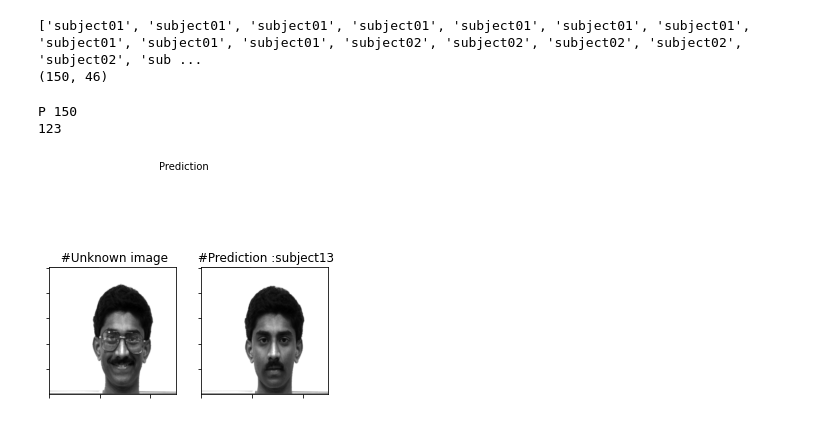
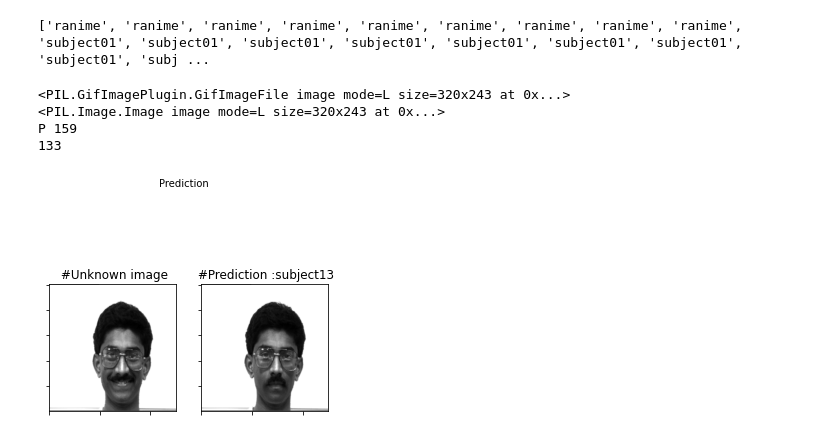
Before and after one commit to monicaE16/Attendance-System-using-Face-Recognition, a Jupyter notebook: Eigen Faces.ipynb, the cells around one changed output. Drawn from its saved outputs; the diff is of its cells as text; code cells hidden in the pictures.

```diff
--- a/Eigen Faces.ipynb
+++ b/Eigen Faces.ipynb
@@ -80,10 +80,9 @@ X_rows = as_row_matrix(X)
 [eigenvalues, eigenvectors, mu] = pca (as_row_matrix(X), y, 15)
 
 projections = np.dot (X_rows - mu , eigenvectors)
-print(P.shape)
+#print(P.shape)
 # %% [output]
-['subject01', 'subject01', 'subject01', 'subject01', 'subject01', 'subject01', 'subject01', 'subject01', 'subject01', 'subject01', 'subject02', 'subject02', 'subject02', 'subject02', 'subject02', 'sub ...
-(150, 46)
+['ranime', 'ranime', 'ranime', 'ranime', 'ranime', 'ranime', 'ranime', 'ranime', 'ranime', 'subject01', 'subject01', 'subject01', 'subject01', 'subject01', 'subject01', 'subject01', 'subject01', 'subj ...
 # %%
 def dist_metric(p,q):
     p = np.asarray(p).flatten()
@@ -93,7 +92,7 @@ def dist_metric(p,q):
 def predict (W, mu , projections, y, X):
     minDist = float("inf")
     minClass = -1
-    Q = np.dot (X.reshape (1 , -1) - mu , eigenvectors)
+    Q = np.dot (X.reshape (1 , -1) - mu , W)
     print("P",len(projections))
     for i in range (len(projections)):
         dist = dist_metric( projections[i], Q)
@@ -121,16 +120,20 @@ def subplot ( title , images , rows , cols , sptitle ="", sptitles =[] , colorma
         fig.savefig( filename )
 # %%
 image = Image.open("test/subject13.happy")
+print(image)
 image = image.convert ("L")
+print(image)
 if (DEFAULT_SIZE is not None ):
     image = image.resize (DEFAULT_SIZE , Image.ANTIALIAS )
 test_image = np. asarray (image , dtype =np. uint8 )
-predicted = predict(eigenvectors, mean , projections, y, test_image)
+predicted = predict(eigenvectors, mu , projections, y, test_image)
 print(predicted)
 subplot ( title ="Prediction", images =[test_image, X[predicted]], rows =1, cols =2,
          sptitles = ["Unknown image", "Prediction :{0}".format(y[predicted])] , colormap =plt.cm.gray ,
          filename ="prediction_test.png", figsize = (5,5))
 # %% [output]
-P 150
-123
+<PIL.GifImagePlugin.GifImageFile image mode=L size=320x243 at 0x...>
+<PIL.Image.Image image mode=L size=320x243 at 0x...>
+P 159
+133
-[figure, old version]
+[figure, new version]
```
Also changed, not shown: parts of 1 cell of this notebook, 5 other files.
